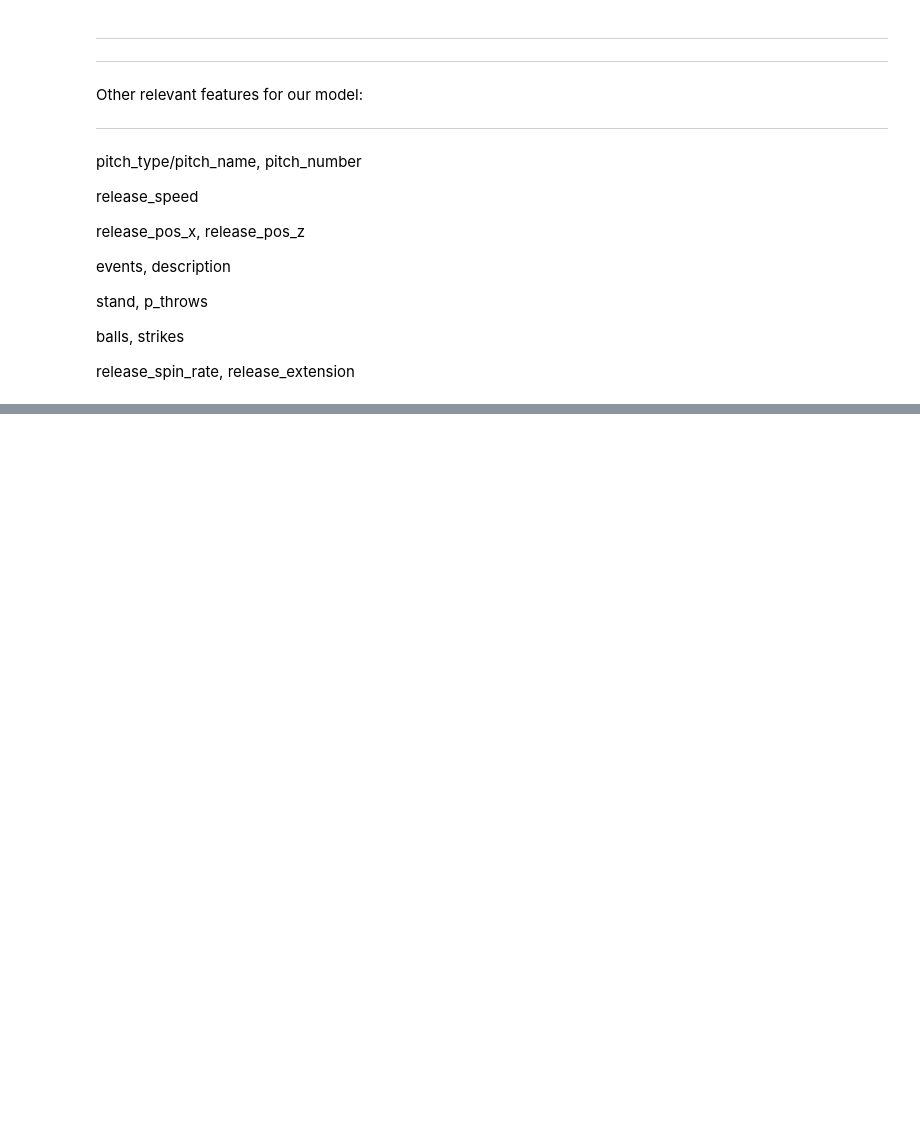
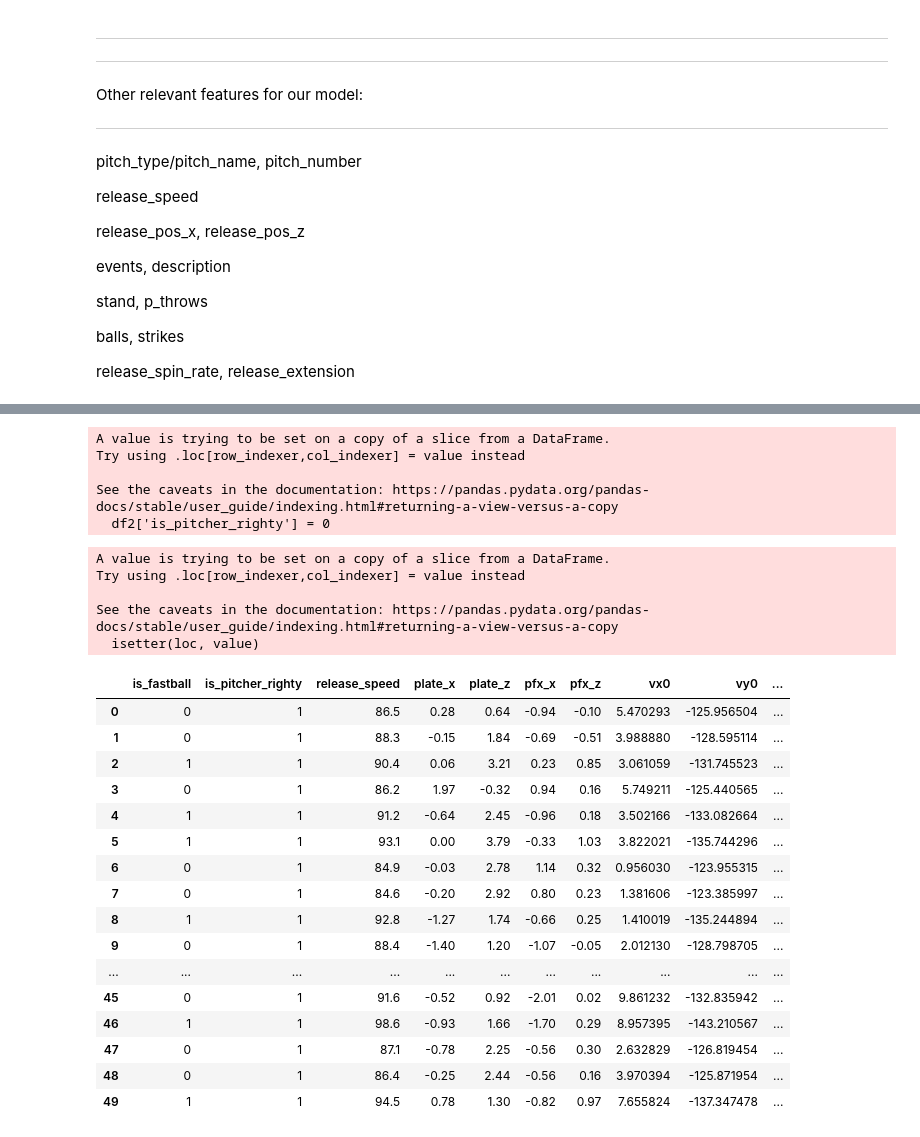
Before and after one commit to ewehmueller/pitch-analysis, a Jupyter notebook: pitch-classification.ipynb, the cells around one changed output, grey strips where cells are left out. Cells and saved outputs as stored; diff of their text form; code cells hidden in the pictures; blank space fills up the shorter version.

Commit message:
Initial Data Cleaning + Feature Engineering complete

```diff
--- a/pitch-classification.ipynb
+++ b/pitch-classification.ipynb
@@ -134,0 +236,2 @@ array(['FS', 'FC', 'SL', 'SI', 'FF', 'CU', 'CH', 'KC', 'FT', nan, 'FO',
+# %%
+df2['is_fastball'] = 0
@@ -134,0 +244,2 @@ array(['FS', 'FC', 'SL', 'SI', 'FF', 'CU', 'CH', 'KC', 'FT', nan, 'FO',
+# %%
+df2.loc[df2['pitch_type'].isin(fastballs), 'is_fastball'] = 1
@@ -134,0 +261,40 @@ array(['FS', 'FC', 'SL', 'SI', 'FF', 'CU', 'CH', 'KC', 'FT', nan, 'FO',
+# %%
+df2['is_pitcher_righty'] = 0
+# %% [output]
+A value is trying to be set on a copy of a slice from a DataFrame.
+Try using .loc[row_indexer,col_indexer] = value instead
+
+See the caveats in the documentation: https://pandas.pydata.org/pandas-docs/stable/user_guide/indexing.html#returning-a-view-versus-a-copy
+  df2['is_pitcher_righty'] = 0
+# %%
+df2.loc[df2['p_throws'] == 'R', 'is_pitcher_righty'] = 1
+# %% [output]
+A value is trying to be set on a copy of a slice from a DataFrame.
+Try using .loc[row_indexer,col_indexer] = value instead
+
+See the caveats in the documentation: https://pandas.pydata.org/pandas-docs/stable/user_guide/indexing.html#returning-a-view-versus-a-copy
+  isetter(loc, value)
+# %%
+model_df = df2[['is_fastball','is_pitcher_righty','release_speed',
+                  'plate_x','plate_z','pfx_x','pfx_z','vx0','vy0','vz0',
+                  'ax','ay','az','release_spin_rate',
+                  'strikes','balls','swing_stk_or_out']]
+model_df.head(50)
+# %% [output]
+|  | is_fastball | is_pitcher_righty | release_speed | plate_x | plate_z | pfx_x | pfx_z | vx0 | vy0 | ... |
+| 0 | 0 | 1 | 86.5 | 0.28 | 0.64 | -0.94 | -0.10 | 5.470293 | -125.956504 | ... |
+| 1 | 0 | 1 | 88.3 | -0.15 | 1.84 | -0.69 | -0.51 | 3.988880 | -128.595114 | ... |
+| 2 | 1 | 1 | 90.4 | 0.06 | 3.21 | 0.23 | 0.85 | 3.061059 | -131.745523 | ... |
+| 3 | 0 | 1 | 86.2 | 1.97 | -0.32 | 0.94 | 0.16 | 5.749211 | -125.440565 | ... |
+| 4 | 1 | 1 | 91.2 | -0.64 | 2.45 | -0.96 | 0.18 | 3.502166 | -133.082664 | ... |
+| 5 | 1 | 1 | 93.1 | 0.00 | 3.79 | -0.33 | 1.03 | 3.822021 | -135.744296 | ... |
+| 6 | 0 | 1 | 84.9 | -0.03 | 2.78 | 1.14 | 0.32 | 0.956030 | -123.955315 | ... |
+| 7 | 0 | 1 | 84.6 | -0.20 | 2.92 | 0.80 | 0.23 | 1.381606 | -123.385997 | ... |
+| 8 | 1 | 1 | 92.8 | -1.27 | 1.74 | -0.66 | 0.25 | 1.410019 | -135.244894 | ... |
+| 9 | 0 | 1 | 88.4 | -1.40 | 1.20 | -1.07 | -0.05 | 2.012130 | -128.798705 | ... |
+| ... | ... | ... | ... | ... | ... | ... | ... | ... | ... | ... |
+| 45 | 0 | 1 | 91.6 | -0.52 | 0.92 | -2.01 | 0.02 | 9.861232 | -132.835942 | ... |
+| 46 | 1 | 1 | 98.6 | -0.93 | 1.66 | -1.70 | 0.29 | 8.957395 | -143.210567 | ... |
+| 47 | 0 | 1 | 87.1 | -0.78 | 2.25 | -0.56 | 0.30 | 2.632829 | -126.819454 | ... |
+| 48 | 0 | 1 | 86.4 | -0.25 | 2.44 | -0.56 | 0.16 | 3.970394 | -125.871954 | ... |
+| 49 | 1 | 1 | 94.5 | 0.78 | 1.30 | -0.82 | 0.97 | 7.655824 | -137.347478 | ... |
```
Also changed, not shown: parts of 25 cells of this notebook.
